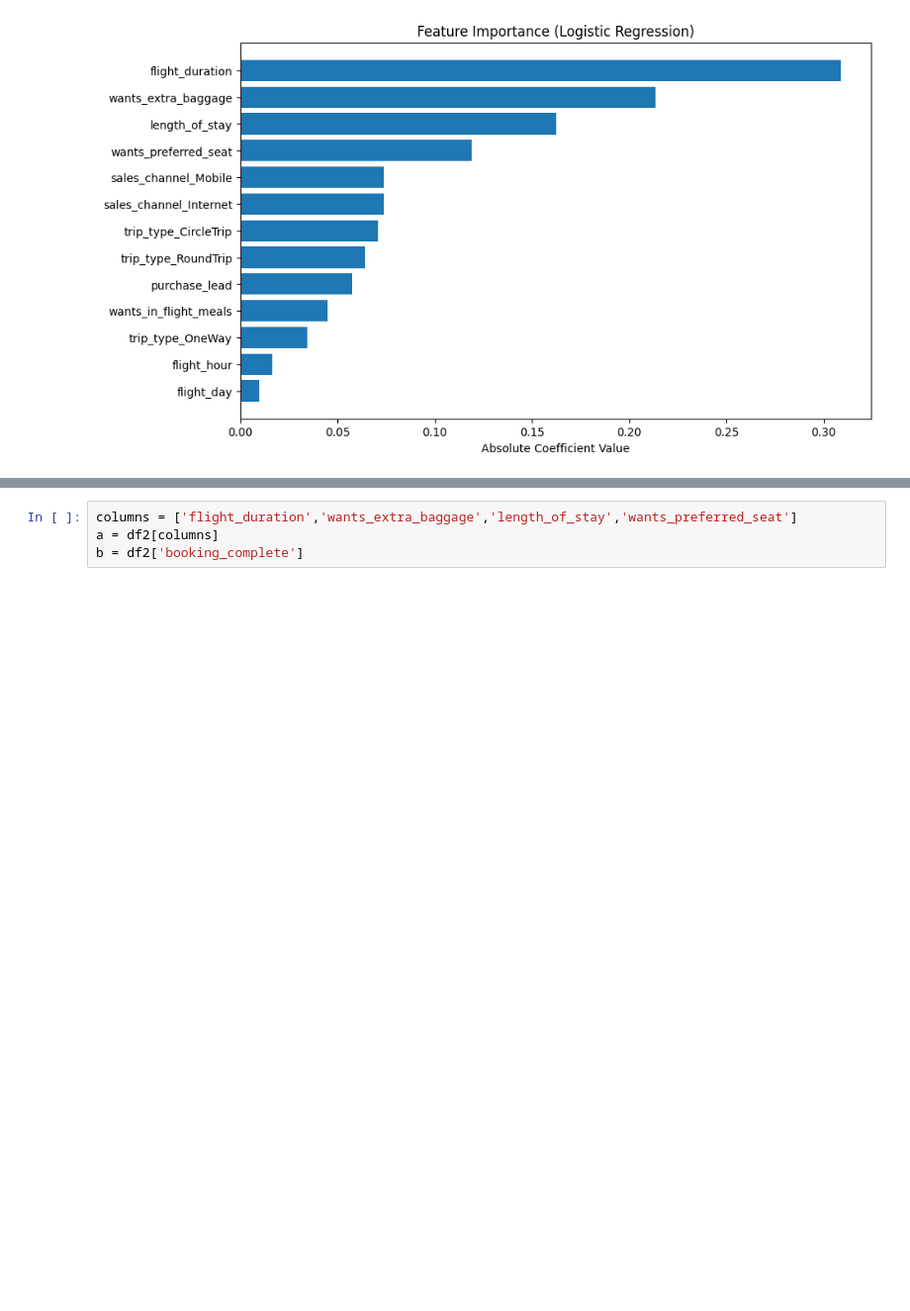
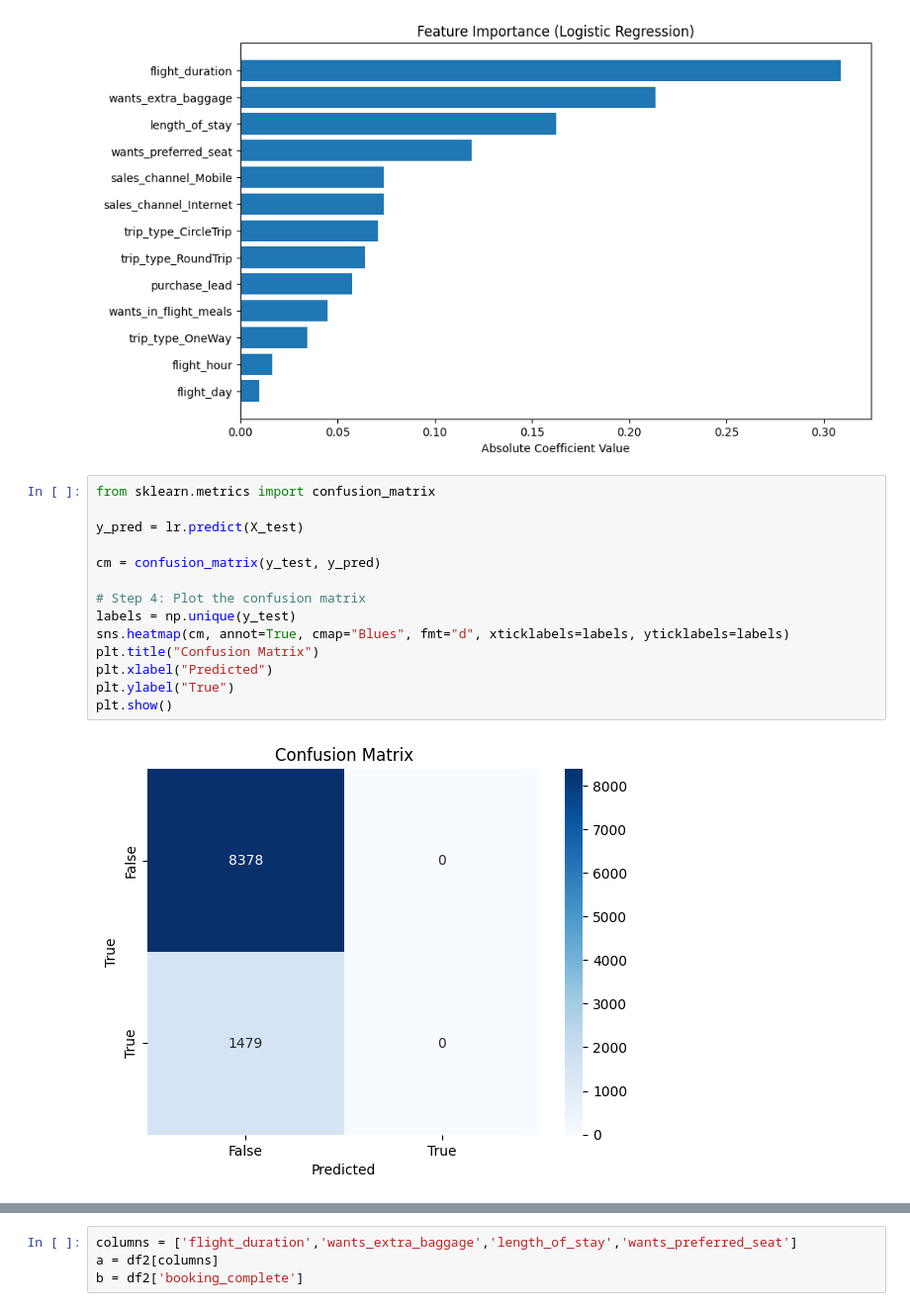
Before and after one commit to JOCRZ/BritishAirways-Intership, a Jupyter notebook: British-Airways/Ipython-book/model.ipynb, the cells around one changed output, grey strips where cells are left out. Shown: that part at 99% size. Drawn from its saved outputs; the diff is of its cells as text; blank space fills up the shorter version.

```diff
--- a/British-Airways/Ipython-book/model.ipynb
+++ b/British-Airways/Ipython-book/model.ipynb
@@ -437,3 +442,19 @@ plt.gca().invert_yaxis()  # Invert the y-axis for better visualization
 plt.show()
 # %% [output]
 [figure]
+# %%
+from sklearn.metrics import confusion_matrix
+
+y_pred = lr.predict(X_test)
+
+cm = confusion_matrix(y_test, y_pred)
+
+# Step 4: Plot the confusion matrix
+labels = np.unique(y_test)
+sns.heatmap(cm, annot=True, cmap="Blues", fmt="d", xticklabels=labels, yticklabels=labels)
+plt.title("Confusion Matrix")
+plt.xlabel("Predicted")
+plt.ylabel("True")
+plt.show()
+# %% [output]
+[figure, added]
```
Also changed, not shown: parts of 23 cells of this notebook, 2 other files.
